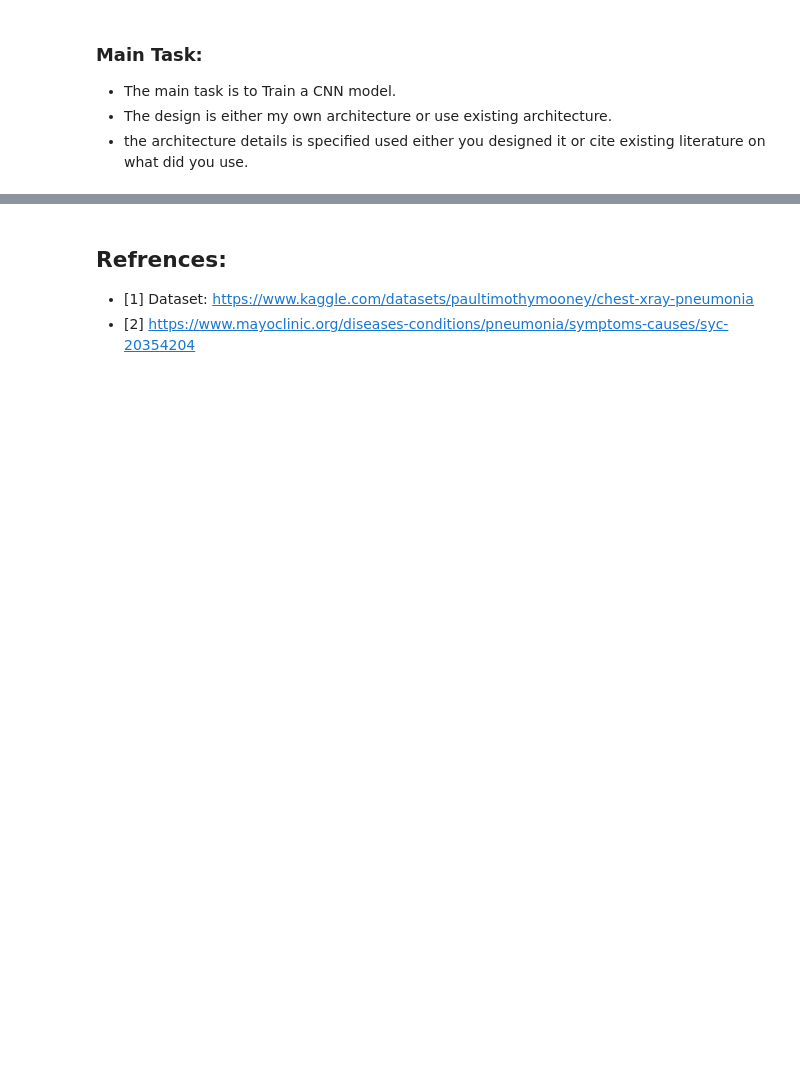
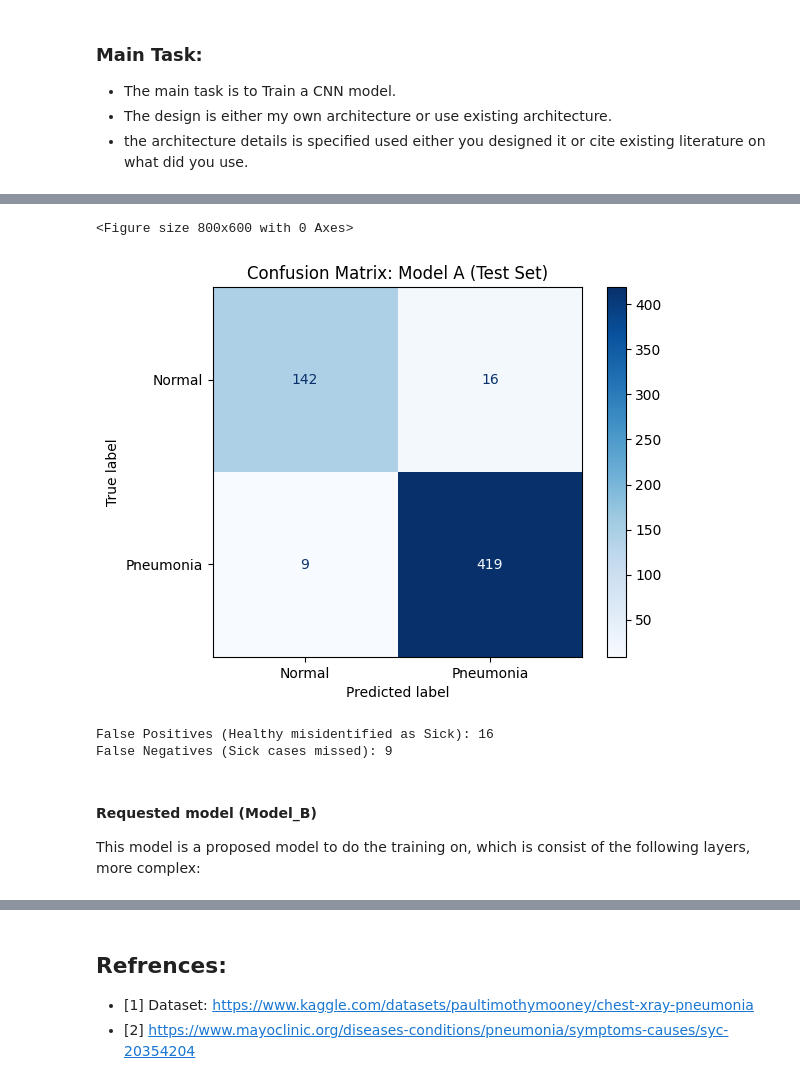
Before and after one commit to sondosaabed/Pneumonia-Classification-CNN, a Jupyter notebook: Pneumonia-Classification-CNN.ipynb, the cells around one changed output, grey strips where cells are left out. Cells and saved outputs as stored; diff of their text form; code cells hidden in the pictures; blank space fills up the shorter version.

```diff
--- a/Pneumonia-Classification-CNN.ipynb
+++ b/Pneumonia-Classification-CNN.ipynb
@@ -298,7 +318,7 @@ def prepare_dataset(df, encoder, is_training=True):
 
     Args:
         df (pd.DataFrame): The split dataframe (train, val, or test).
-        encoder (LabelEncoder): The fitted or to-be-fitted LabelEncoder.
+        encoder (LabelEncoder): The LabelEncoder.
         is_training (bool): If True, fits the encoder. If False, only transforms.
 
     Returns:
@@ -595,0 +466,8 @@ In this Report the results and experiments are shown, provided the following:
+# %%
+model_a.save("model_a.keras")
+reconstructed_model = load_model("model_a.keras")
+reconstructed_model.compile(optimizer='adam', loss='binary_crossentropy', metrics=['accuracy',
+            tf.keras.metrics.Precision(name='precision'),
+            tf.keras.metrics.Recall(name='recall')])
+
+test_loss_a, test_acc_a,test_recall_a, precision_a = reconstructed_model.evaluate(X_test, y_test)
@@ -595,0 +488,27 @@ In this Report the results and experiments are shown, provided the following:
+# %%
+from sklearn.metrics import confusion_matrix, ConfusionMatrixDisplay
+import matplotlib.pyplot as plt
+import numpy as np
+
+# 1. Generate predictions (probabilities)
+y_pred_probs = reconstructed_model.predict(np.array(X_test))
+
+# 2. Convert probabilities to binary classes (0 or 1)
+# Using 0.5 as the standard threshold
+y_pred = (y_pred_probs > 0.5).astype(int)
+
+# 3. Create the confusion matrix
+cm = confusion_matrix(y_test, y_pred)
+
+# 4. Plot the matrix using Seaborn/Matplotlib for a professional look
+plt.figure(figsize=(8, 6))
+disp = ConfusionMatrixDisplay(confusion_matrix=cm, display_labels=['Normal', 'Pneumonia'])
+disp.plot(cmap=plt.cm.Blues, values_format='d')
+plt.title('Confusion Matrix: Model A (Test Set)')
+plt.show()
+
+# 5. Print a text-based summary of mistakes
+tn, fp, fn, tp = cm.ravel()
+print(f"False Positives (Healthy misidentified as Sick): {fp}")
+print(f"False Negatives (Sick cases missed): {fn}")
+# %% [output]
@@ -595,0 +516,8 @@ In this Report the results and experiments are shown, provided the following:
+<Figure size 800x600 with 0 Axes>
+[figure, added]
+False Positives (Healthy misidentified as Sick): 16
+False Negatives (Sick cases missed): 9
+# %% [markdown]
+#### Requested model (Model_B)
+
+This model is a proposed model to do the training on, which is consist of the following layers, more complex:
```
Also changed, not shown: parts of 75 cells of this notebook.
